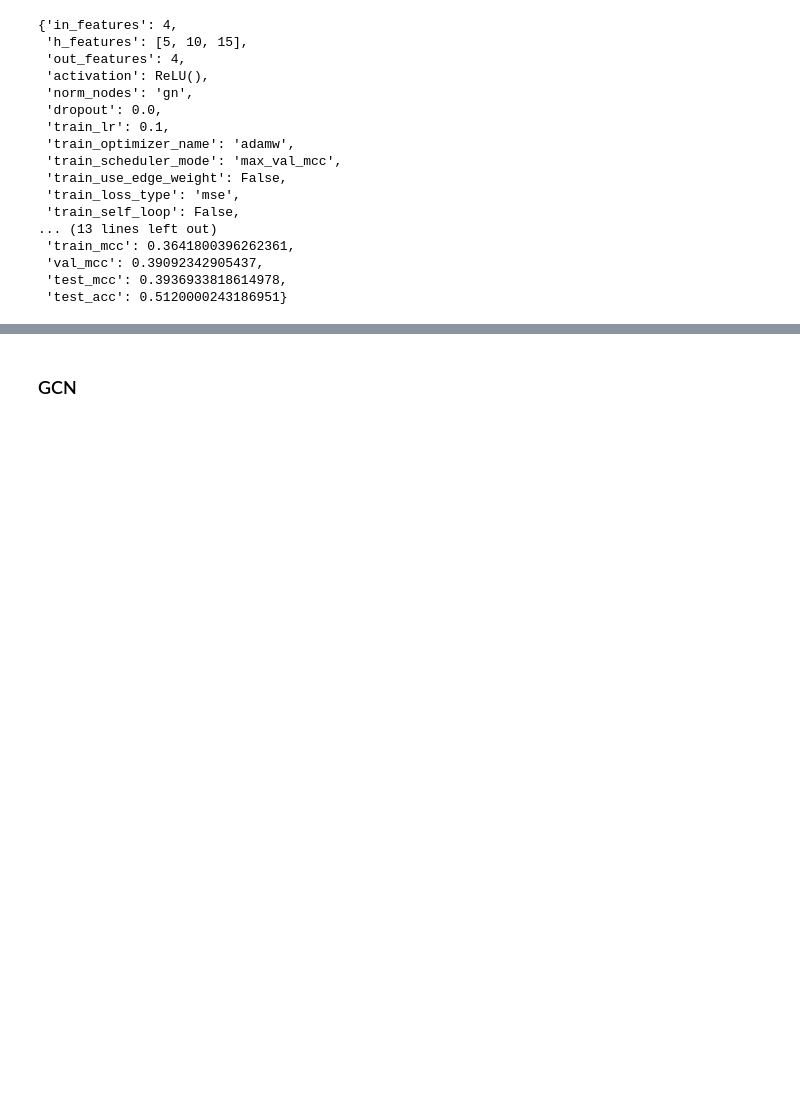
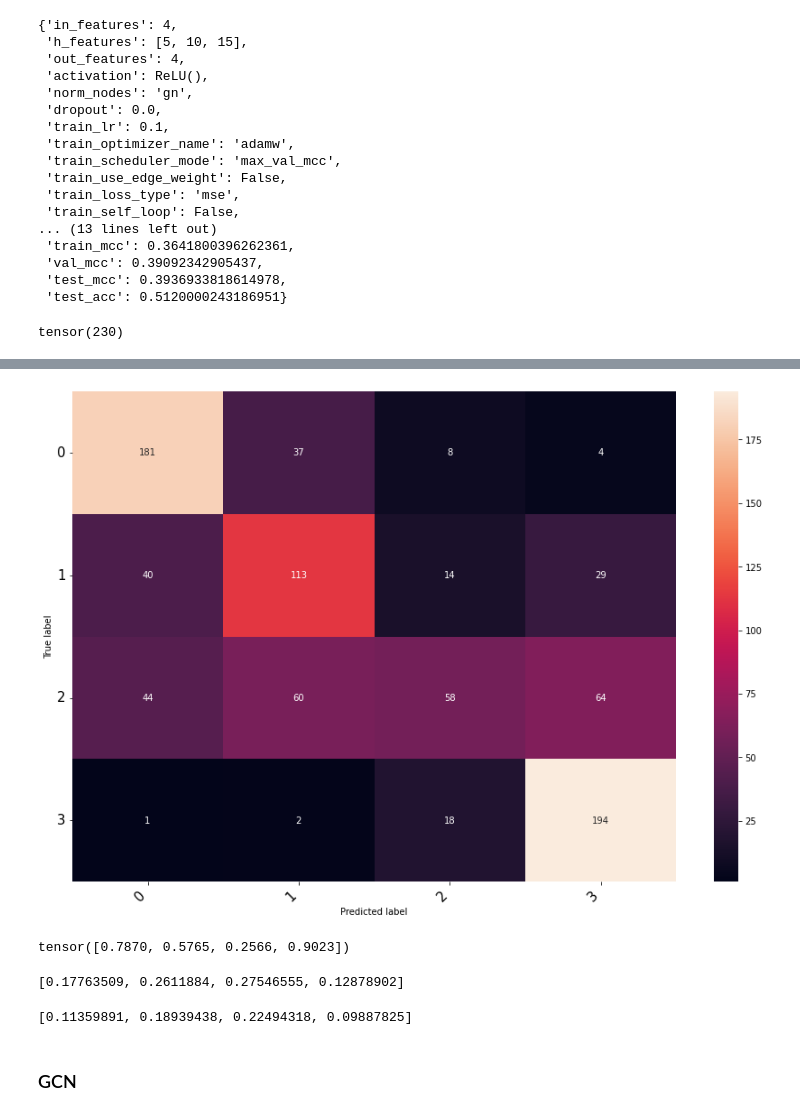
Before and after one commit to vibalcam/gnn-systemic-risk, a Jupyter notebook: notebooks/big_network/models_reg/models_training.ipynb, the cells around one changed output, grey strips where cells are left out. Cells and saved outputs as stored; diff of their text form; code cells hidden in the pictures; blank space fills up the shorter version.

Commit message:
Added MAE percentiles

```diff
--- a/notebooks/big_network/models_reg/models_training.ipynb
+++ b/notebooks/big_network/models_reg/models_training.ipynb
@@ -201,3 +201,12 @@ all[sort_idx[0]]['dict']
  'test_acc': 0.5120000243186951}
 # %%
 pretty([all[k]['dict'] for k in sort_idx])
+# %%
+cm = all[sort_idx[0]]['test_cm'][0]
+# %%
+(cm.labels==0).sum()
+# %% [output]
+tensor(230)
+# %%
+cm.visualize()
+# %% [output]
@@ -204,3 +214,16 @@ pretty([all[k]['dict'] for k in sort_idx])
+[figure, added]
+# %%
+cm.class_accuracy
+# %% [output]
+tensor([0.7870, 0.5765, 0.2566, 0.9023])
+# %%
+[mean_squared_error(y_true=cm.true_percentiles[cm.labels==k], y_pred=cm.pseudo_perc[cm.labels==k], squared=False) for k in range(0, cm.size)]
+# %% [output]
+[0.17763509, 0.2611884, 0.27546555, 0.12878902]
+# %%
+[mean_absolute_error(y_true=cm.true_percentiles[cm.labels==k], y_pred=cm.pseudo_perc[cm.labels==k]) for k in range(0, cm.size)]
+# %% [output]
+[0.11359891, 0.18939438, 0.22494318, 0.09887825]
 # %% [markdown]
 ### GCN
 # %%
```
Also changed, not shown: parts of 1 cell of this notebook, 9 other files.
